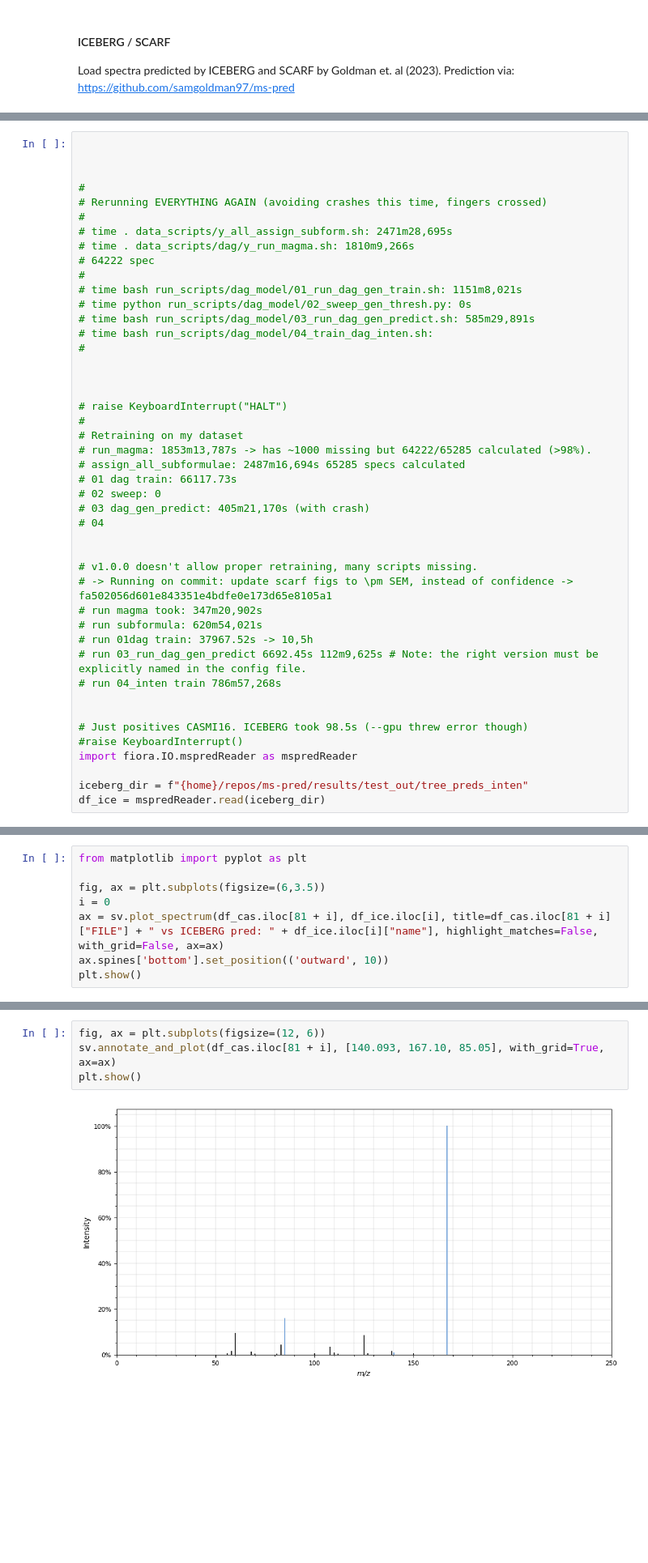
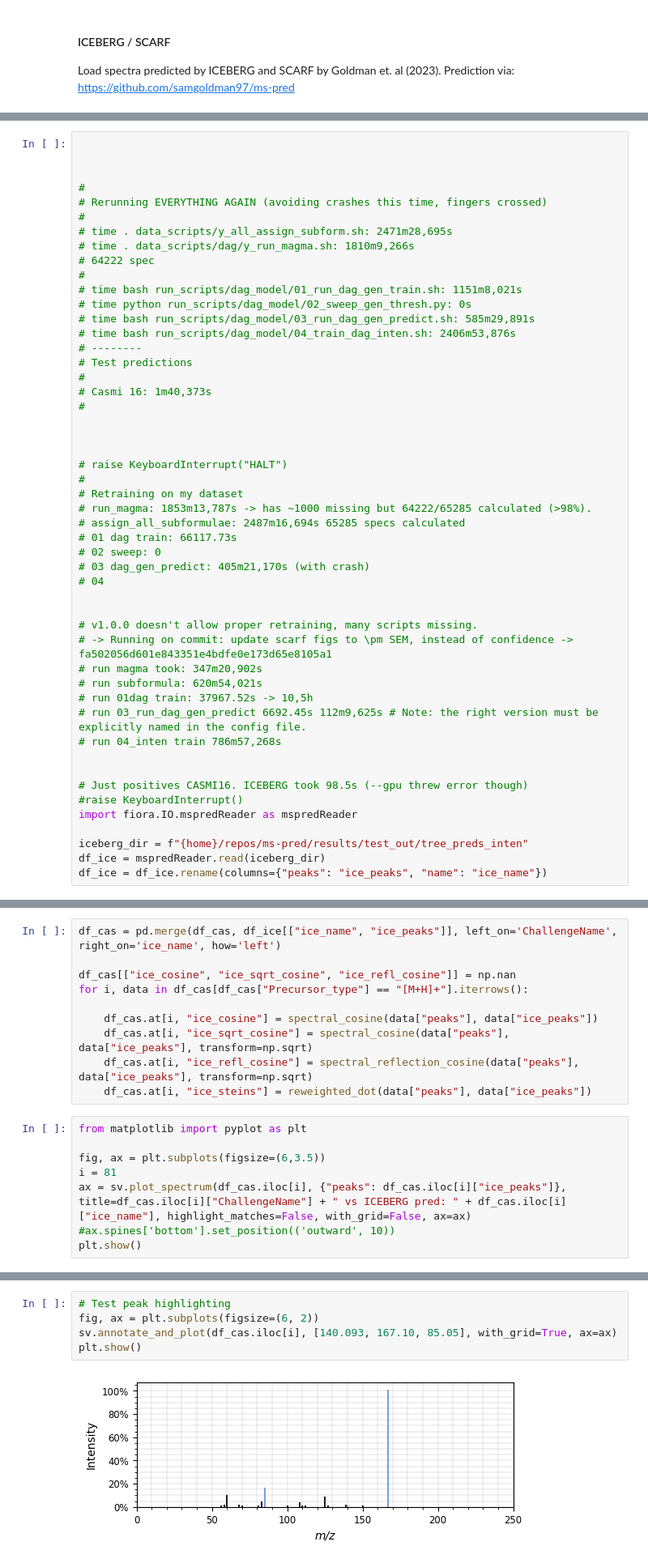
Before and after one commit to BAMeScience/fiora, a Jupyter notebook: notebooks/test_model.ipynb, the cells around one changed output, grey strips where cells are left out. Shown at 81% size. Cells and saved outputs as stored; diff of their text form; blank space fills up the shorter version.

Commit message:
Begin loading iceberg results

```diff
--- a/notebooks/test_model.ipynb
+++ b/notebooks/test_model.ipynb
@@ -471,7 +474,11 @@ Load spectra predicted by ICEBERG and SCARF by Goldman et. al (2023). Prediction
 # time bash run_scripts/dag_model/01_run_dag_gen_train.sh: 1151m8,021s
 # time python run_scripts/dag_model/02_sweep_gen_thresh.py: 0s
 # time bash run_scripts/dag_model/03_run_dag_gen_predict.sh: 585m29,891s
-# time bash run_scripts/dag_model/04_train_dag_inten.sh:
+# time bash run_scripts/dag_model/04_train_dag_inten.sh: 2406m53,876s
+# --------
+# Test predictions
+#
+# Casmi 16: 1m40,373s
 #
 
 
@@ -502,6 +509,7 @@ import fiora.IO.mspredReader as mspredReader
 
 iceberg_dir = f"{home}/repos/ms-pred/results/test_out/tree_preds_inten"
 df_ice = mspredReader.read(iceberg_dir)
+df_ice = df_ice.rename(columns={"peaks": "ice_peaks", "name": "ice_name"})
 # %%
 # # Training set used for ICEBERG/SCARF public model
 # ice_train_path = f"{home}/repos/ms-pred/data/spec_datasets/canopus_train_public/labels.tsv"
@@ -526,9 +533,19 @@ df_ice = mspredReader.read(iceberg_dir)
+# %%
+df_cas = pd.merge(df_cas, df_ice[["ice_name", "ice_peaks"]], left_on='ChallengeName', right_on='ice_name', how='left')
+
+df_cas[["ice_cosine", "ice_sqrt_cosine", "ice_refl_cosine"]] = np.nan
+for i, data in df_cas[df_cas["Precursor_type"] == "[M+H]+"].iterrows():
+
+    df_cas.at[i, "ice_cosine"] = spectral_cosine(data["peaks"], data["ice_peaks"])
+    df_cas.at[i, "ice_sqrt_cosine"] = spectral_cosine(data["peaks"], data["ice_peaks"], transform=np.sqrt)
+    df_cas.at[i, "ice_refl_cosine"] = spectral_reflection_cosine(data["peaks"], data["ice_peaks"], transform=np.sqrt)
+    df_cas.at[i, "ice_steins"] = reweighted_dot(data["peaks"], data["ice_peaks"])
 # %%
 from matplotlib import pyplot as plt
 
 fig, ax = plt.subplots(figsize=(6,3.5))
-i = 0
-ax = sv.plot_spectrum(df_cas.iloc[81 + i], df_ice.iloc[i], title=df_cas.iloc[81 + i]["FILE"] + " vs ICEBERG pred: " + df_ice.iloc[i]["name"], highlight_matches=False, with_grid=False, ax=ax)
-ax.spines['bottom'].set_position(('outward', 10))
+i = 81
+ax = sv.plot_spectrum(df_cas.iloc[i], {"peaks": df_cas.iloc[i]["ice_peaks"]}, title=df_cas.iloc[i]["ChallengeName"] + " vs ICEBERG pred: " + df_cas.iloc[i]["ice_name"], highlight_matches=False, with_grid=False, ax=ax)
+#ax.spines['bottom'].set_position(('outward', 10))
 plt.show()
 # %% [output]
@@ -558,9 +558,10 @@ Index(['Name', 'Synon', 'Notes', 'Precursor_type', 'Spectrum_type',
 # %%
-fig, ax = plt.subplots(figsize=(12, 6))
-sv.annotate_and_plot(df_cas.iloc[81 + i], [140.093, 167.10, 85.05], with_grid=True, ax=ax)
+# Test peak highlighting
+fig, ax = plt.subplots(figsize=(6, 2))
+sv.annotate_and_plot(df_cas.iloc[i], [140.093, 167.10, 85.05], with_grid=True, ax=ax)
 plt.show()
 # %% [output]
-[figure, old version]
+[figure, new version]
 # %%
 ## TODO Retrain & (re) test iceberg model
 score = "spectral_sqrt_cosine"
```
Also changed, not shown: parts of 7 cells of this notebook, 1 other file.
